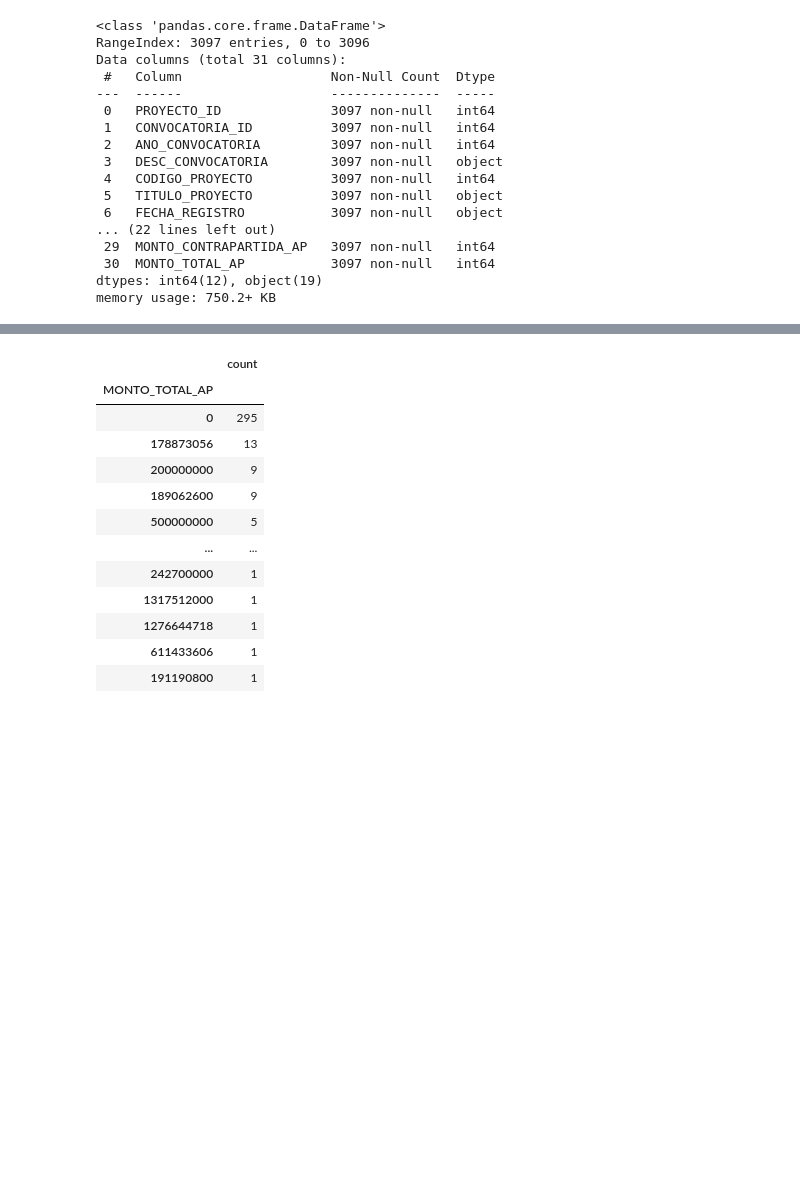
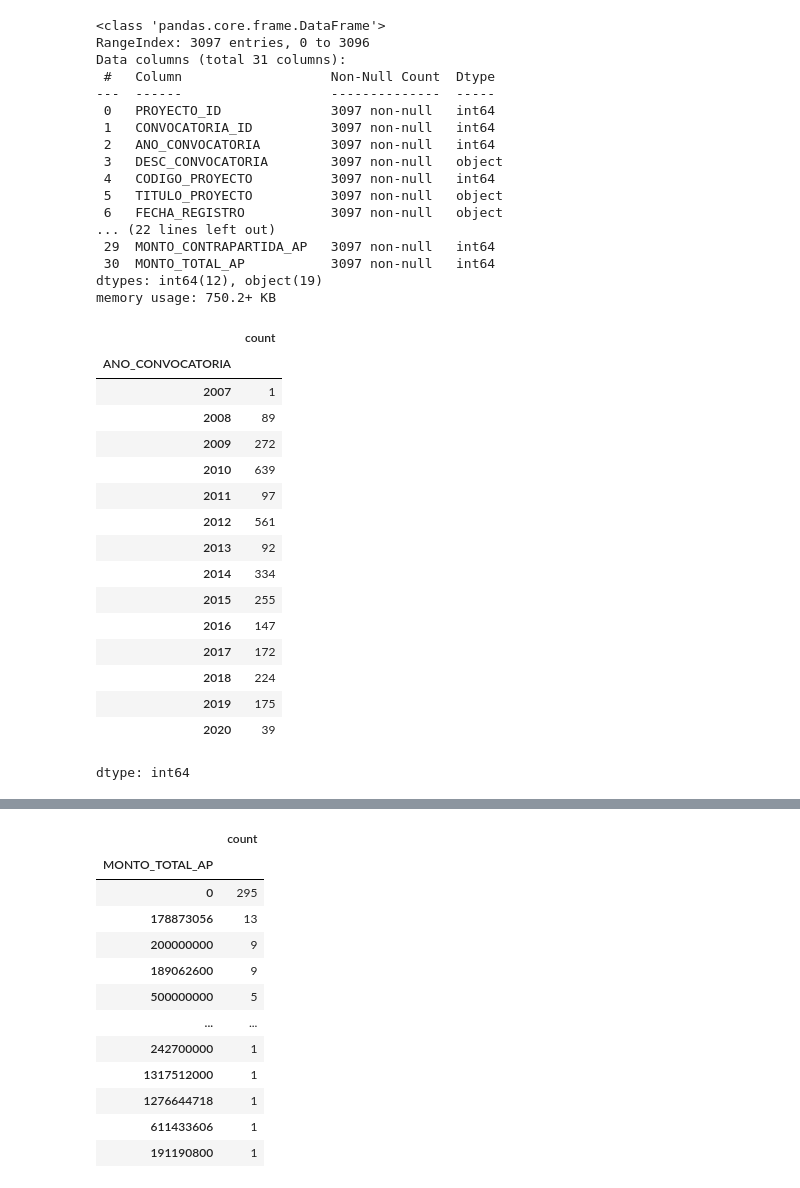
Before and after one commit to EstherSiatoya/ProyectoAnalisisdeDatos, a Jupyter notebook: ProyectoAnalisisDatos.ipynb, the cells around one changed output, grey strips where cells are left out. Cells and saved outputs as stored; diff of their text form; code cells hidden in the pictures; blank space fills up the shorter version.

```diff
--- a/ProyectoAnalisisDatos.ipynb
+++ b/ProyectoAnalisisDatos.ipynb
@@ -36,3 +36,24 @@ Data columns (total 31 columns):
  30  MONTO_TOTAL_AP           3097 non-null   int64
 dtypes: int64(12), object(19)
 memory usage: 750.2+ KB
+# %%
+df_convocatoria = df['ANO_CONVOCATORIA'].value_counts()
+df_convocatoria.sort_index()
+# %% [output]
+|  | count |
+| ANO_CONVOCATORIA |  |
+| 2007 | 1 |
+| 2008 | 89 |
+| 2009 | 272 |
+| 2010 | 639 |
+| 2011 | 97 |
+| 2012 | 561 |
+| 2013 | 92 |
+| 2014 | 334 |
+| 2015 | 255 |
+| 2016 | 147 |
+| 2017 | 172 |
+| 2018 | 224 |
+| 2019 | 175 |
+| 2020 | 39 |
+dtype: int64
```
Also changed, not shown: parts of 5 cells of this notebook.
